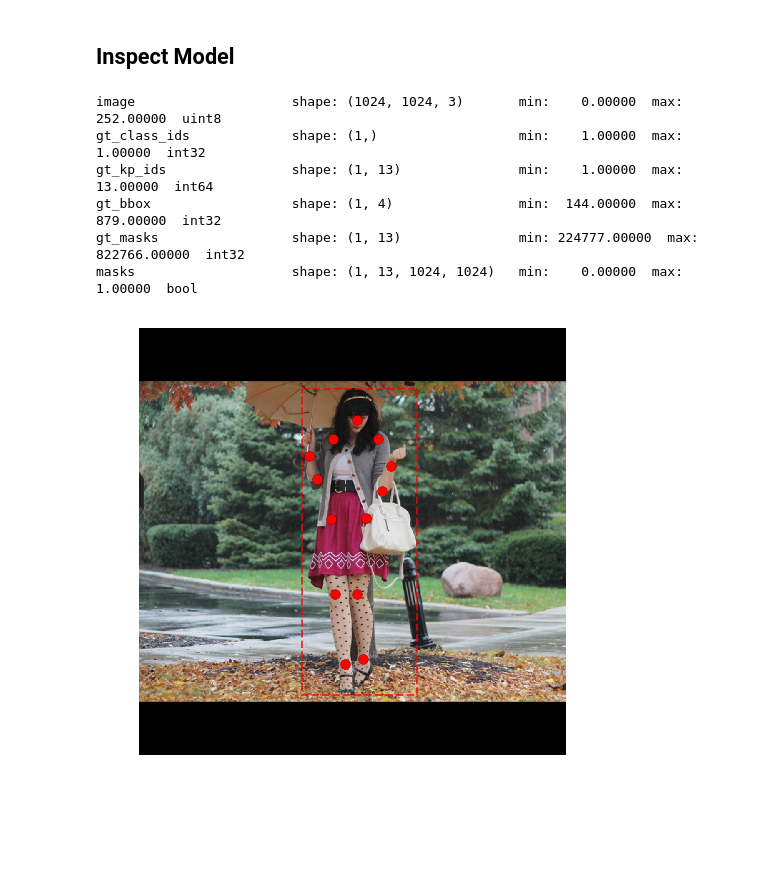
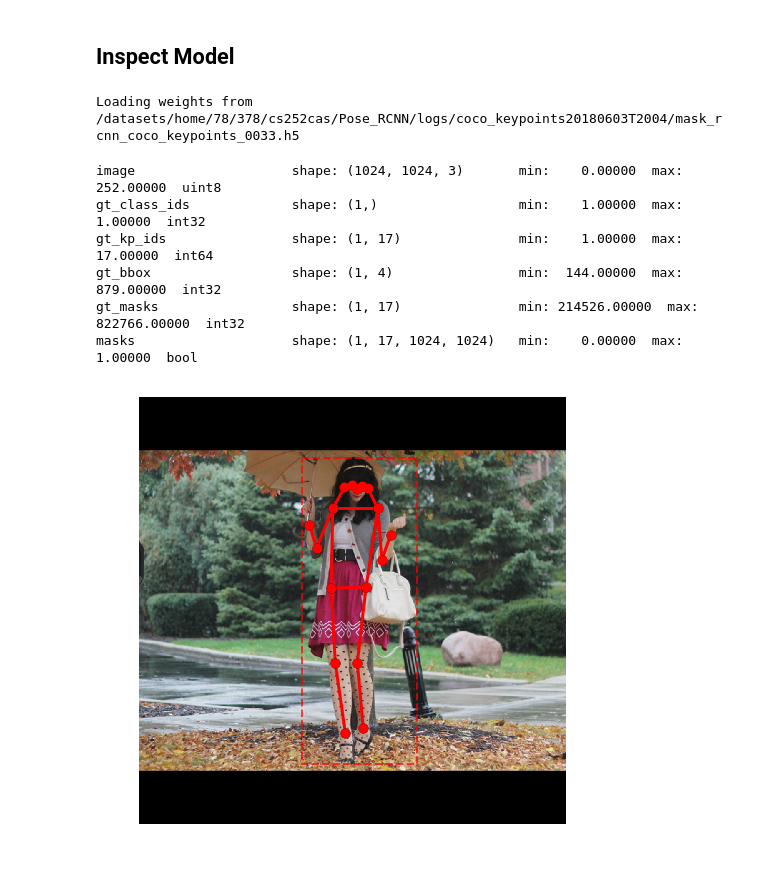
Before and after one commit to bitsauce/Keypoint_RCNN, a Jupyter notebook: keypoints_train.ipynb, the cells around one changed output. Saved outputs shown, nothing was run; the diff lists cells and outputs as text; code cells hidden in the pictures; blank space fills up the shorter version.

```diff
--- a/keypoints_train.ipynb
+++ b/keypoints_train.ipynb
@@ -174,7 +179,7 @@ if TRAIN:
     print("Training network heads...")
     model.train(dataset_train, dataset_val,
                 learning_rate=config.LEARNING_RATE,
-                epochs=4,
+                epochs=40,
                 layers="heads",
                 augmentation=None)
 
@@ -216,7 +259,7 @@ if TRAIN:
     print("Fine tune Resnet stage 4 and up...")
     model.train(dataset_train, dataset_val,
                 learning_rate=config.LEARNING_RATE,
-                epochs=12,
+                epochs=120,
                 layers="4+",
                 augmentation=None)
 
@@ -266,7 +364,7 @@ if TRAIN:
     print("Fine tune all layers...")
     model.train(dataset_train, dataset_val,
                 learning_rate=config.LEARNING_RATE / 10,
-                epochs=16,
+                epochs=160,
                 layers="all",
                 augmentation=None)
 
@@ -300,15 +460,3 @@ Explanation of losses:
 - mrcnn_class_loss: "How well does the network distinguish people from background RoIs?" (really, this is the same as 1.)
 - mrcnn_bbox_loss: "Bounding box refinement loss" (is this the same as 2.?)
 - mrcnn_mask_loss: "How accurate are the predicted keypoints?" (per mask softmax cross-entropy loss)
-# %%
-class InferenceConfig(coco_keypoints.CocoConfig):
-    GPU_COUNT = 1
-    IMAGES_PER_GPU = 1
-    DETECTION_MIN_CONFIDENCE = 0
-    BACKBONE = "resnet50"
-    NUM_CLASSES = dataset_train.num_classes
-    NUM_KEYPOINTS = dataset_train.num_kp_classes
-    #MAX_GT_INSTANCES = 2
-
-inference_config = InferenceConfig()
-inference_config.display()
@@ -353,44 +463,66 @@ Loading weights from  /datasets/home/78/378/cs252cas/Pose_RCNN/logs/coco_keypoin
 # %% [markdown]
 ## Inspect Model
+# %%
+importlib.reload(modellib)
+importlib.reload(utils)
+
+class InferenceConfig(coco_keypoints.CocoConfig):
+    GPU_COUNT = 1
+    IMAGES_PER_GPU = 1
+    #DETECTION_MIN_CONFIDENCE = 0
+    BACKBONE = "resnet50"
+    NUM_CLASSES = dataset_train.num_classes
+    NUM_KEYPOINTS = dataset_train.num_kp_classes
+    #MAX_GT_INSTANCES = 2
+
+inference_config = InferenceConfig()
+#inference_config.display()
+
+# Recreate the model in inference mode
+model = modellib.MaskRCNN(mode="inference",
+                          config=inference_config,
+                          model_dir=MODEL_DIR)
+
+# Get path to saved weights
+# Either set a specific path or find last trained weights
+# model_path = os.path.join(ROOT_DIR, ".h5 file name here")
+model_path = model.find_last()[1]
+
+# Load trained weights (fill in path to trained weights here)
+assert model_path != "", "Provide path to trained weights"
+print("Loading weights from ", model_path)
+model.load_weights(model_path, by_name=True)
+# %% [output]
+Loading weights from  /datasets/home/78/378/cs252cas/Pose_RCNN/logs/coco_keypoints20180603T2004/mask_rcnn_coco_keypoints_0033.h5
 # %%
 importlib.reload(visualize)
 
 # Load a test image
 image_id = dataset_val.image_ids[10]
 
 # Get ground truth masks and bboxes
 image, image_meta, gt_class_ids, gt_kp_ids, gt_bbox, gt_kp_masks = \
     modellib.load_image_gt(dataset_val, inference_config, image_id)
-
-masks = []
-for i in range(gt_kp_masks.shape[0]):
-    msks = []
-    for j in range(gt_kp_masks.shape[1]):
-        mask = np.zeros((image.shape[:2]), dtype=np.bool)
-        k = gt_kp_masks[i, j]
-        mask[k // mask.shape[1], k % mask.shape[1]] = True
-        msks.append(mask)
-    masks.append(msks)
-masks = np.array(masks)
+masks = utils.sparse_to_dense_masks(gt_kp_masks, image.shape)
 
 log("image", image)
 log("gt_class_ids", gt_class_ids)
 log("gt_kp_ids", gt_kp_ids)
 log("gt_bbox", gt_bbox)
 log("gt_masks", gt_kp_masks)
 log("masks", masks)
 
 visualize.display_keypoints(image, gt_bbox, masks, gt_kp_ids,
-                            #skeleton=dataset_train.skeleton,
+                            skeleton=dataset_train.skeleton,
                             figsize=(8, 8))
 # %% [output]
 image                    shape: (1024, 1024, 3)       min:    0.00000  max:  252.00000  uint8
 gt_class_ids             shape: (1,)                  min:    1.00000  max:    1.00000  int32
-gt_kp_ids                shape: (1, 13)               min:    1.00000  max:   13.00000  int64
+gt_kp_ids                shape: (1, 17)               min:    1.00000  max:   17.00000  int64
 gt_bbox                  shape: (1, 4)                min:  144.00000  max:  879.00000  int32
-gt_masks                 shape: (1, 13)               min: 224777.00000  max: 822766.00000  int32
-masks                    shape: (1, 13, 1024, 1024)   min:    0.00000  max:    1.00000  bool
+gt_masks                 shape: (1, 17)               min: 214526.00000  max: 822766.00000  int32
+masks                    shape: (1, 17, 1024, 1024)   min:    0.00000  max:    1.00000  bool
-[figure, old version]
+[figure, new version]
 # %%
 importlib.reload(modellib)
 
```
Also changed, not shown: parts of 15 cells of this notebook, 1 other file.
